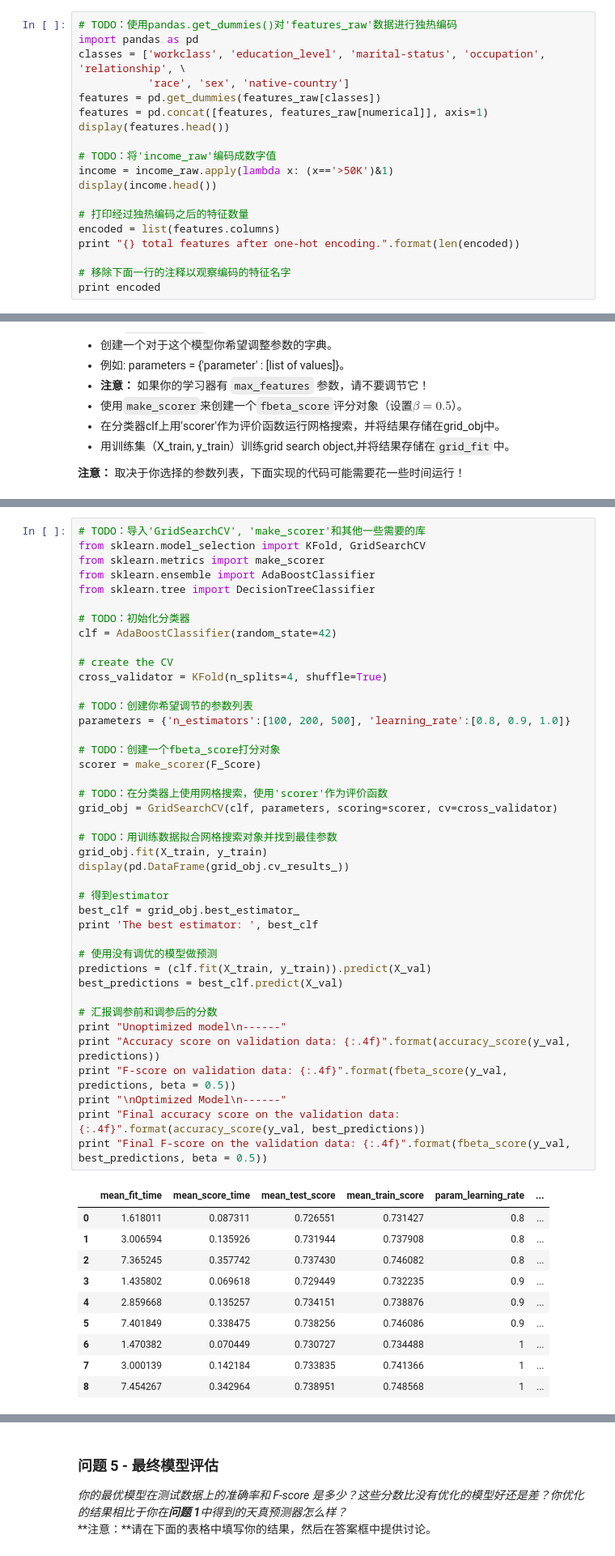
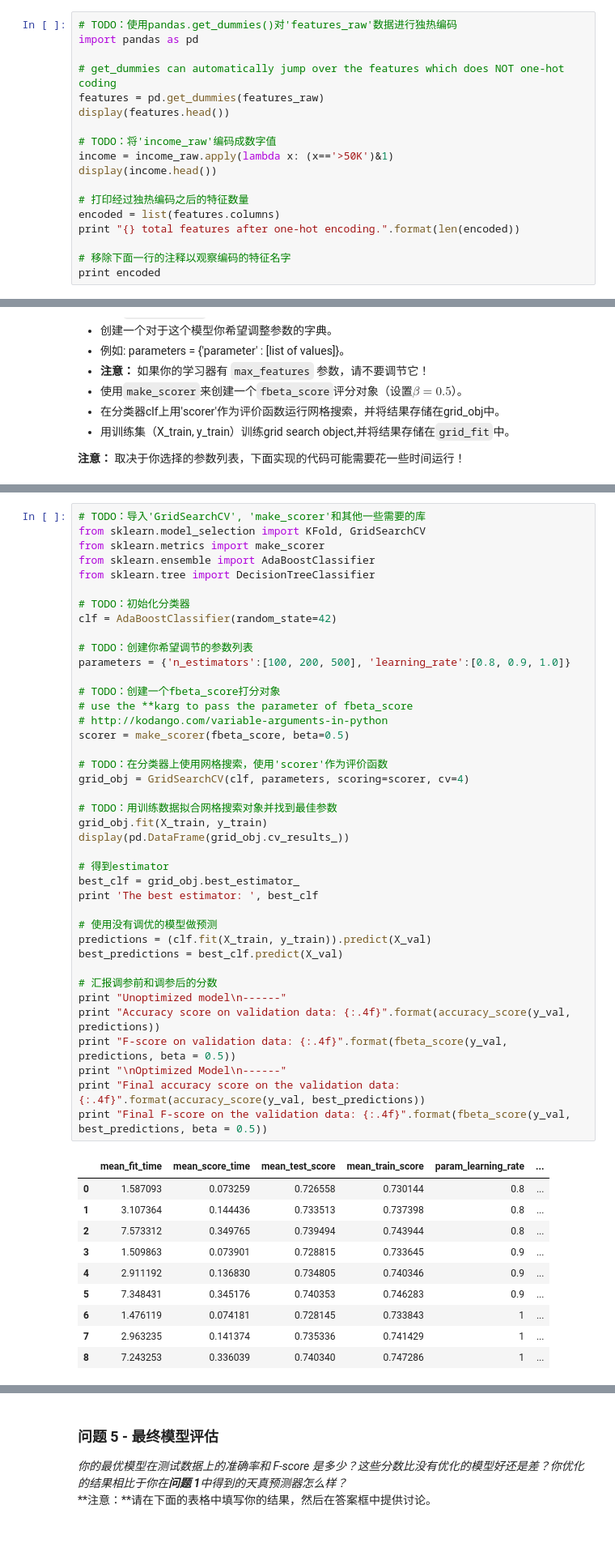
Before and after one commit to jeff-ruby/finding_donors, a Jupyter notebook: finding_donors.ipynb, the cells around one changed output, grey strips where cells are left out. Shown at 81% size. Saved outputs shown, nothing was run; the diff lists cells and outputs as text.

```diff
--- a/finding_donors.ipynb
+++ b/finding_donors.ipynb
@@ -152,10 +150,9 @@ display(features_raw.head(n = 1))
 # %%
 # TODO：使用pandas.get_dummies()对'features_raw'数据进行独热编码
 import pandas as pd
-classes = ['workclass', 'education_level', 'marital-status', 'occupation', 'relationship', \
-           'race', 'sex', 'native-country']
-features = pd.get_dummies(features_raw[classes])
-features = pd.concat([features, features_raw[numerical]], axis=1)
+
+# get_dummies can automatically jump over the features which does NOT one-hot coding
+features = pd.get_dummies(features_raw)
 display(features.head())
 
 # TODO：将'income_raw'编码成数字值
@@ -529,46 +523,45 @@ from sklearn.tree import DecisionTreeClassifier
 # TODO：初始化分类器
 clf = AdaBoostClassifier(random_state=42)
 
-# create the CV
-cross_validator = KFold(n_splits=4, shuffle=True)
-
 # TODO：创建你希望调节的参数列表
 parameters = {'n_estimators':[100, 200, 500], 'learning_rate':[0.8, 0.9, 1.0]}
 
 # TODO：创建一个fbeta_score打分对象
-scorer = make_scorer(F_Score)
+# use the **karg to pass the parameter of fbeta_score
+# http://kodango.com/variable-arguments-in-python
+scorer = make_scorer(fbeta_score, beta=0.5)
 
 # TODO：在分类器上使用网格搜索，使用'scorer'作为评价函数
-grid_obj = GridSearchCV(clf, parameters, scoring=scorer, cv=cross_validator)
+grid_obj = GridSearchCV(clf, parameters, scoring=scorer, cv=4)
 
 # TODO：用训练数据拟合网格搜索对象并找到最佳参数
 grid_obj.fit(X_train, y_train)
 display(pd.DataFrame(grid_obj.cv_results_))
 
 # 得到estimator
 best_clf = grid_obj.best_estimator_
 print 'The best estimator: ', best_clf
 
 # 使用没有调优的模型做预测
 predictions = (clf.fit(X_train, y_train)).predict(X_val)
 best_predictions = best_clf.predict(X_val)
 
 # 汇报调参前和调参后的分数
 print "Unoptimized model\n------"
 print "Accuracy score on validation data: {:.4f}".format(accuracy_score(y_val, predictions))
 print "F-score on validation data: {:.4f}".format(fbeta_score(y_val, predictions, beta = 0.5))
 print "\nOptimized Model\n------"
 print "Final accuracy score on the validation data: {:.4f}".format(accuracy_score(y_val, best_predictions))
 print "Final F-score on the validation data: {:.4f}".format(fbeta_score(y_val, best_predictions, beta = 0.5))
 # %% [output]
 |  | mean_fit_time | mean_score_time | mean_test_score | mean_train_score | param_learning_rate | ... |
-| 0 | 1.618011 | 0.087311 | 0.726551 | 0.731427 | 0.8 | ... |
-| 1 | 3.006594 | 0.135926 | 0.731944 | 0.737908 | 0.8 | ... |
-| 2 | 7.365245 | 0.357742 | 0.737430 | 0.746082 | 0.8 | ... |
-| 3 | 1.435802 | 0.069618 | 0.729449 | 0.732235 | 0.9 | ... |
-| 4 | 2.859668 | 0.135257 | 0.734151 | 0.738876 | 0.9 | ... |
-| 5 | 7.401849 | 0.338475 | 0.738256 | 0.746086 | 0.9 | ... |
-| 6 | 1.470382 | 0.070449 | 0.730727 | 0.734488 | 1 | ... |
-| 7 | 3.000139 | 0.142184 | 0.733835 | 0.741366 | 1 | ... |
-| 8 | 7.454267 | 0.342964 | 0.738951 | 0.748568 | 1 | ... |
+| 0 | 1.587093 | 0.073259 | 0.726558 | 0.730144 | 0.8 | ... |
+| 1 | 3.107364 | 0.144436 | 0.733513 | 0.737398 | 0.8 | ... |
+| 2 | 7.573312 | 0.349765 | 0.739494 | 0.743944 | 0.8 | ... |
+| 3 | 1.509863 | 0.073901 | 0.728815 | 0.733645 | 0.9 | ... |
+| 4 | 2.911192 | 0.136830 | 0.734805 | 0.740346 | 0.9 | ... |
+| 5 | 7.348431 | 0.345176 | 0.740353 | 0.746283 | 0.9 | ... |
+| 6 | 1.476119 | 0.074181 | 0.728145 | 0.733843 | 1 | ... |
+| 7 | 2.963235 | 0.141374 | 0.735336 | 0.741429 | 1 | ... |
+| 8 | 7.243253 | 0.336039 | 0.740340 | 0.747286 | 1 | ... |
 The best estimator:  AdaBoostClassifier(algorithm='SAMME.R', base_estimator=None,
```
Also changed, not shown: parts of 11 cells of this notebook.
